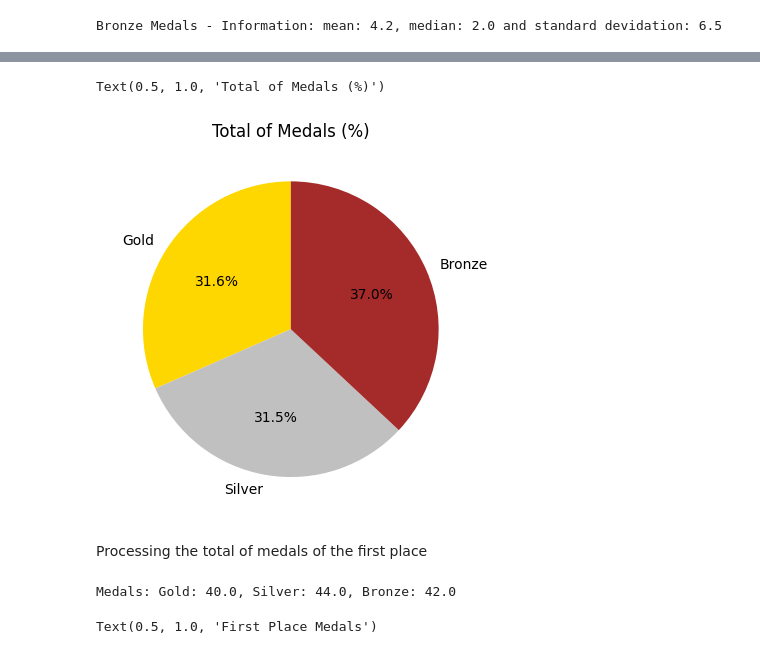
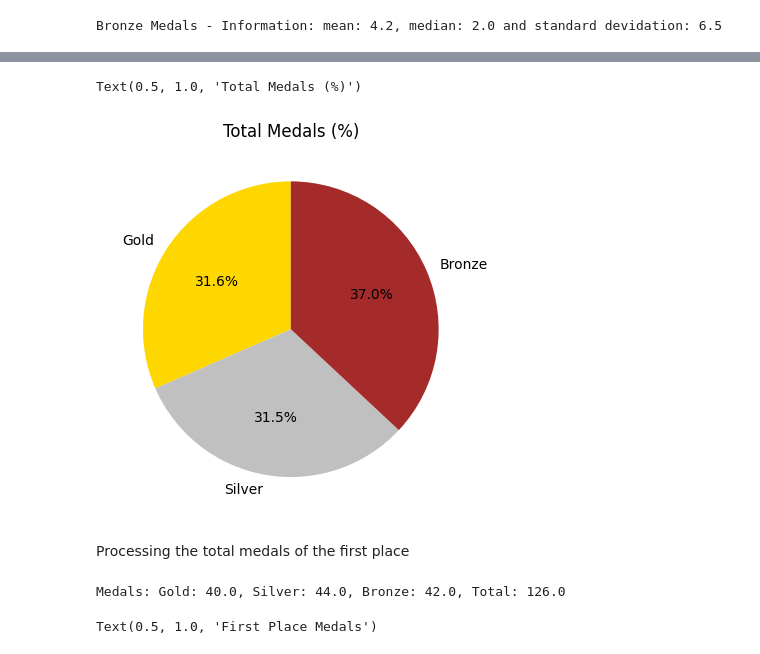
Before and after one commit to Matheus-Pombeiro/olympic-medals, a Jupyter notebook: olympic_medals.ipynb, the cells around one changed output, grey strips where cells are left out. Cells and saved outputs as stored; diff of their text form; code cells hidden in the pictures.

```diff
--- a/olympic_medals.ipynb
+++ b/olympic_medals.ipynb
@@ -170,25 +174,26 @@ Text(0.5, 0, 'Total of Medals')
 # %%
 # Adding up the number of each kind of medal
 gold_medals_sum = np.sum(gold_medals)
 silver_medals_sum = np.sum(silver_medals)
 bronze_medals_sum = np.sum(bronze_medals)
 # Plotting a graph containing the percentage of each kind of medal
 plt.pie([gold_medals_sum, silver_medals_sum, bronze_medals_sum], labels=['Gold', 'Silver', 'Bronze'], autopct='%1.1f%%', startangle=90, colors=['gold', 'silver', 'brown'])
-plt.title('Total of Medals (%)')
+plt.title('Total Medals (%)')
 # %% [output]
-Text(0.5, 1.0, 'Total of Medals (%)')
+Text(0.5, 1.0, 'Total Medals (%)')
-[figure, old version]
+[figure, new version]
 # %% [markdown]
-Processing the total of medals of the first place
+Processing the total medals of the first place
 # %%
 # Getting the number of each kind of medal of the first place
 first_gold_medals = gold_medals[0]
 first_silver_medals = silver_medals[0]
 first_bronze_medals = bronze_medals[0]
-# Presenting the number of each kind of medals earned by the first place
-print(f'Medals: Gold: {first_gold_medals}, Silver: {first_silver_medals}, Bronze: {first_bronze_medals}')
+first_total_medals = total_medals[0]
+# Presenting the number of each kind of medal won by the first place
+print(f'Medals: Gold: {first_gold_medals}, Silver: {first_silver_medals}, Bronze: {first_bronze_medals}, Total: {first_total_medals}')
 # %% [output]
-Medals: Gold: 40.0, Silver: 44.0, Bronze: 42.0
+Medals: Gold: 40.0, Silver: 44.0, Bronze: 42.0, Total: 126.0
 # %%
 # Plotting a graph containing the percentage of each kind of medal of the first place
 plt.pie([first_gold_medals, first_silver_medals, first_bronze_medals], labels=['Gold', 'Silver', 'Bronze'], autopct='%1.1f%%', colors=['gold', 'silver', 'brown'], startangle=90)
```
Also changed, not shown: parts of 34 cells of this notebook.
